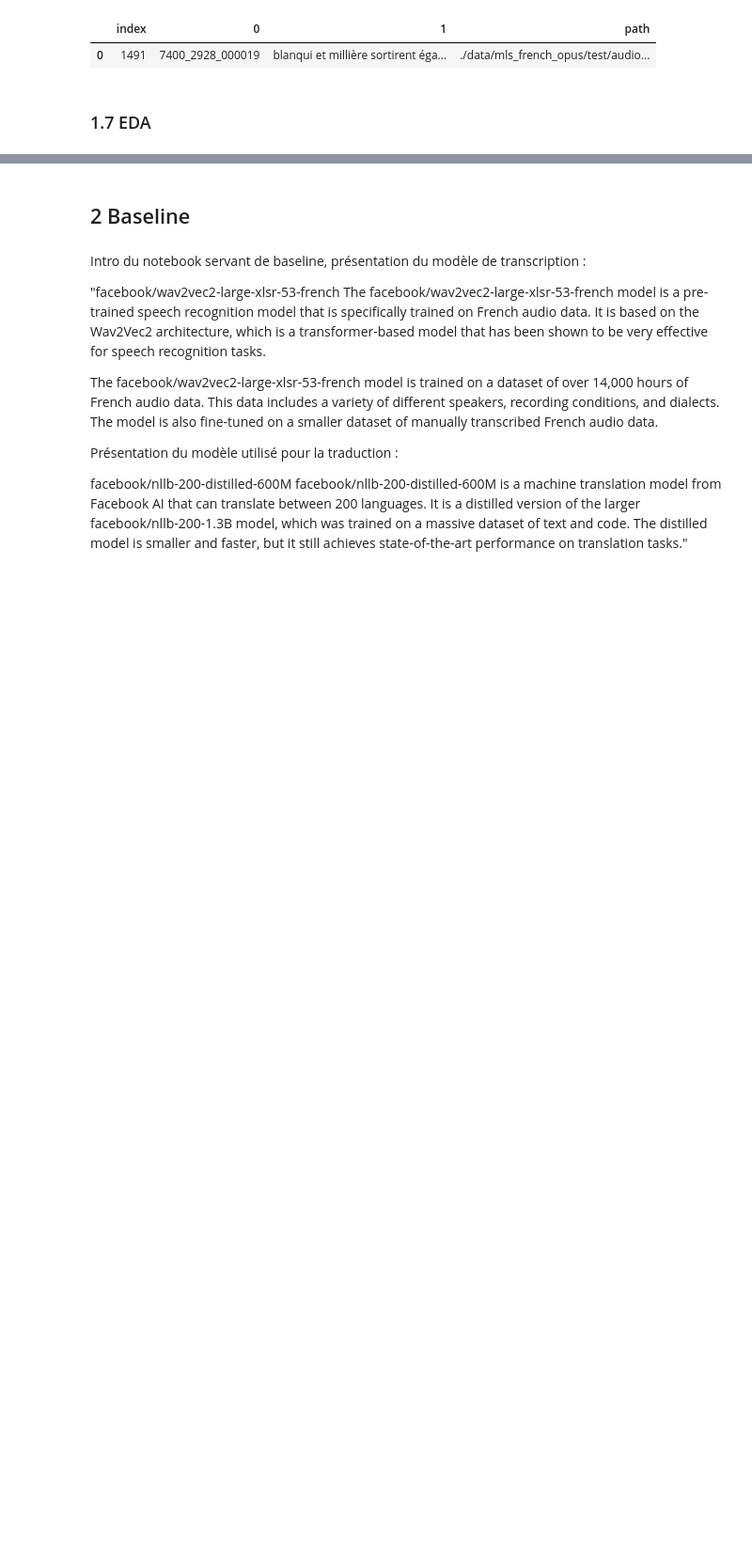
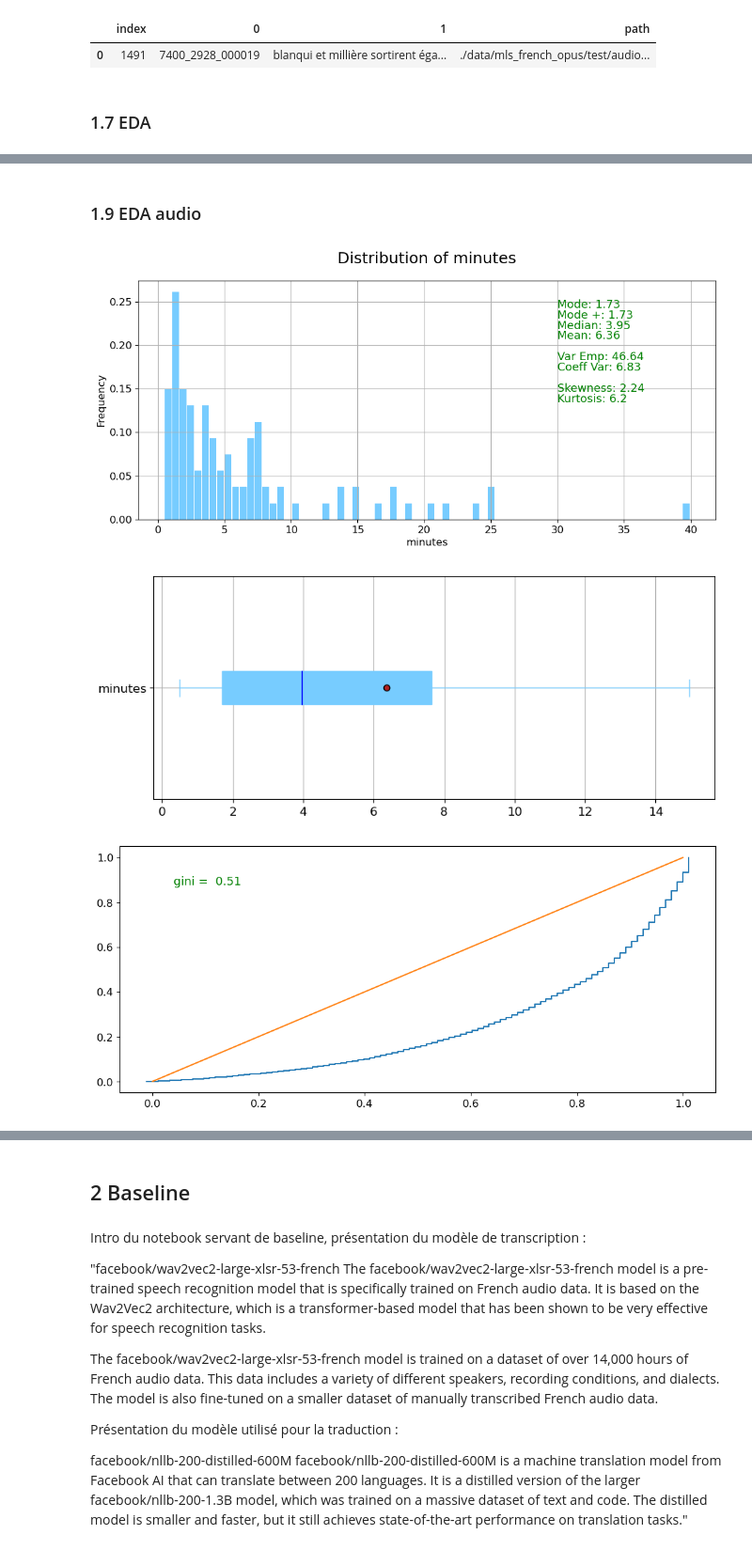
Before and after one commit to Kiwinokoto/OC_projet_7_Transcription_speech_to_text_et_traduction, a Jupyter notebook: Oudelet_Kevin_1_notebook_pretraitement_130424.ipynb, the cells around one changed output, grey strips where cells are left out. Shown at 94% size. Drawn from its saved outputs; the diff is of its cells as text; code cells hidden in the pictures; blank space fills up the shorter version.

```diff
--- a/Oudelet_Kevin_1_notebook_pretraitement_130424.ipynb
+++ b/Oudelet_Kevin_1_notebook_pretraitement_130424.ipynb
@@ -498,0 +809,15 @@ Texte d'origine :
+# %% [markdown]
+### 1.9 EDA audio
+# %%
+# Durée des enregistrements
+
+graphs_analyse_uni(data, 'minutes', bins=70, r=2)
+
+# Etonnament différent / nb mots.
+# Ici : skewed à gauche
+# nb mots : répartition gaussienne
+# ??
+# %% [output]
+[figure, added]
+[figure, added]
+[figure, added]
```
Also changed, not shown: parts of 30 cells of this notebook, 1 other file.
